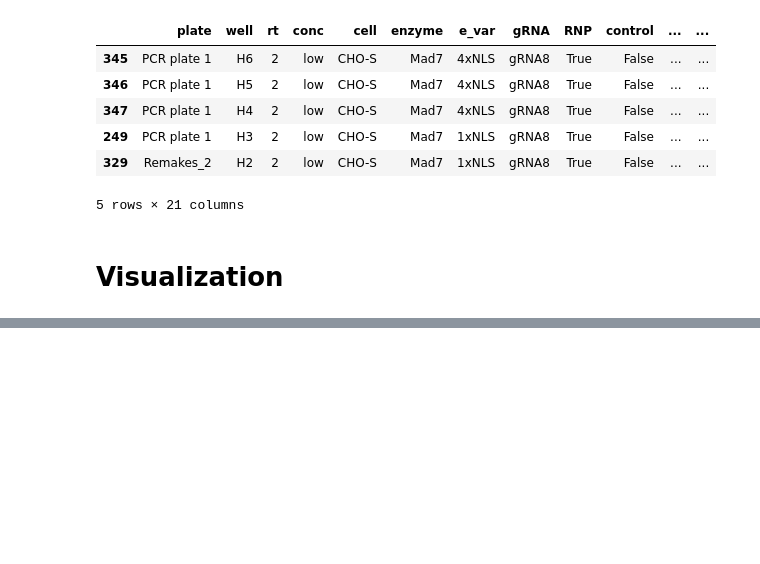
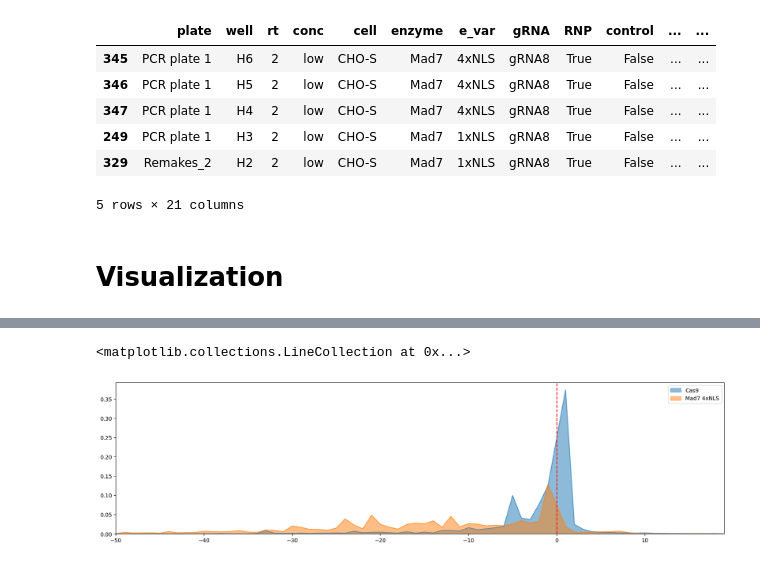
Before and after one commit to cfblaeb/Mad7_CHO_analysis, a Jupyter notebook: data_analysis.ipynb, the cells around one changed output, grey strips where cells are left out. Cells and saved outputs as stored; diff of their text form; code cells hidden in the pictures; blank space fills up the shorter version.

Commit message:
added indel analysis

```diff
--- a/data_analysis.ipynb
+++ b/data_analysis.ipynb
@@ -762,0 +745,11 @@ print(resdf[resdf.group2 == 'control'])
+# %%
+iddf1 = pd.read_excel('hamp_out/run1/hamp_out.xlsx', sheet_name='indel_sizes').drop(0, axis=1)
+iddf2 = pd.read_excel('hamp_out/run2/hamp_out.xlsx', sheet_name='indel_sizes').drop(0, axis=1)
+# %%
+indel_df1 = df[df.plate != 'run2'].copy()
+indel_df2 = df[df.plate == 'run2'].copy()
+indel_df1 = indel_df1.merge(iddf1, how='left', left_on=['Index/Well', 'Target'], right_on=['index', 'target'])
+indel_df2 = indel_df2.merge(iddf2, how='left', left_on=['Index/Well', 'Target'], right_on=['index', 'target'])
+indel_df = pd.concat([indel_df1, indel_df2]).drop(['target', 'index'], axis=1)
+indel_df.to_excel('indels.xlsx', index=False)
+indel_df.head()
@@ -762,0 +764,4 @@ print(resdf[resdf.group2 == 'control'])
+# %%
+# save smallest and largest indel for later column selection
+smal = min([x for x in indel_df.columns if isinstance(x, int)])
+larg = max([x for x in indel_df.columns if isinstance(x, int)])
@@ -762,0 +787,12 @@ print(resdf[resdf.group2 == 'control'])
+# %%
+g = indel_df.query("CRISPR == 'Cas9'")
+g_cas9 = (g.loc[:,smal:larg].T/g.loc[:,smal:larg].T.sum()).T.sum()/len(g)
+g = indel_df.query("CRISPR == 'Mad7 4xNLS' & conc == 'high'")
+g_mad7 = (g.loc[:,smal:larg].T/g.loc[:,smal:larg].T.sum()).T.sum()/len(g)
+g = pd.concat([g_cas9, g_mad7], axis=1).sort_index()
+g.columns = ['Cas9', 'Mad7 4xNLS']
+ax = g.plot(kind='area', stacked=False, figsize=(20,5), xlim=(-50, 19), alpha=0.5)
+ax.vlines(0, 0, .4, 'r', '--')
+# %% [output]
+<matplotlib.collections.LineCollection at 0x...>
+[figure, added]
```
Also changed, not shown: parts of 25 cells of this notebook.
